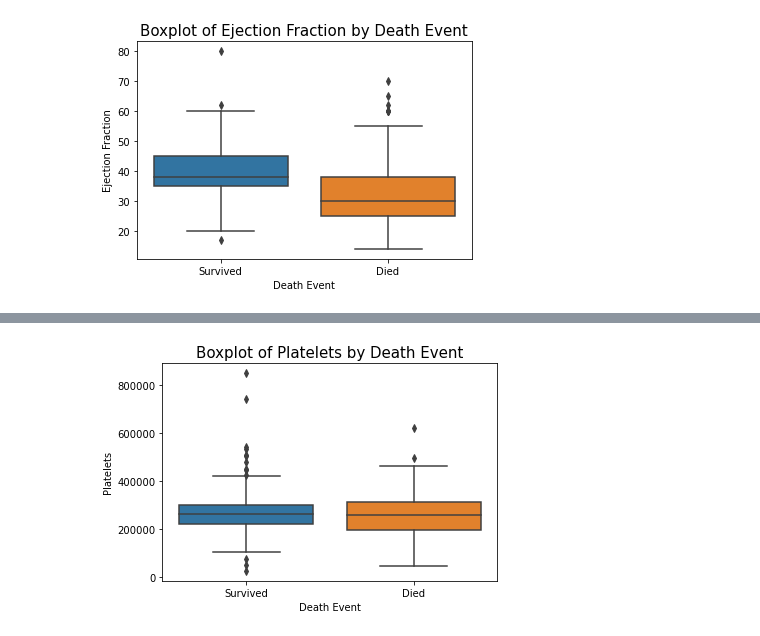
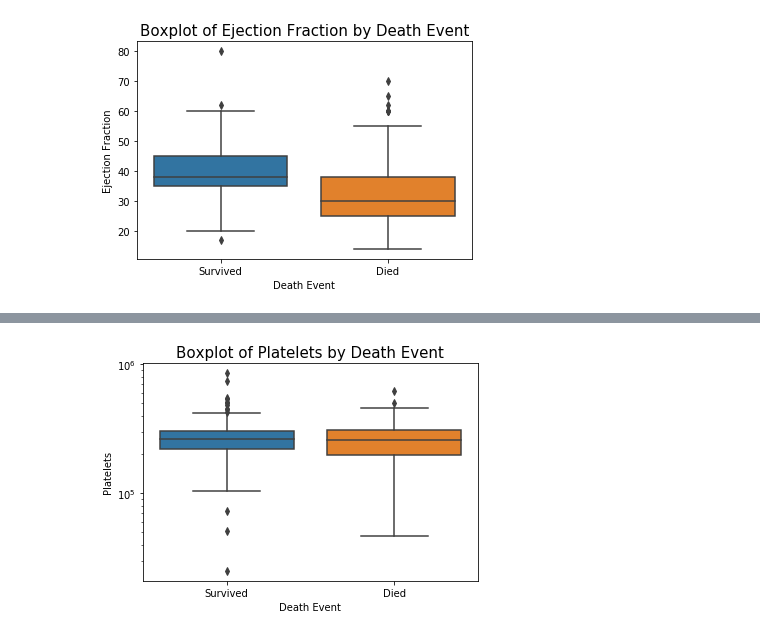
Before and after one commit to SaiRamishetty-23/PDS_assignment2, a Jupyter notebook: assignment2_code.ipynb, the cells around one changed output, grey strips where cells are left out. Cells and saved outputs as stored; diff of their text form; code cells hidden in the pictures.

```diff
--- a/assignment2_code.ipynb
+++ b/assignment2_code.ipynb
@@ -523,12 +523,13 @@ plt.show()
 # %%
 #Relationship between Platelets and Death event
 sns.boxplot(clinical_records['DEATH_EVENT'], clinical_records['platelets'])
 plt.xlabel("Death Event")
 plt.ylabel("Platelets")
+plt.yscale('log')
 ticks = [0,1]
 labels = ['Survived','Died']
 plt.xticks(ticks,labels)
 plt.title('Boxplot of Platelets by Death Event', fontsize = 15)
 plt.show()
 # %% [output]
-[figure, old version]
+[figure, new version]
```
Also changed, not shown: parts of 12 cells of this notebook, 1 other file.
